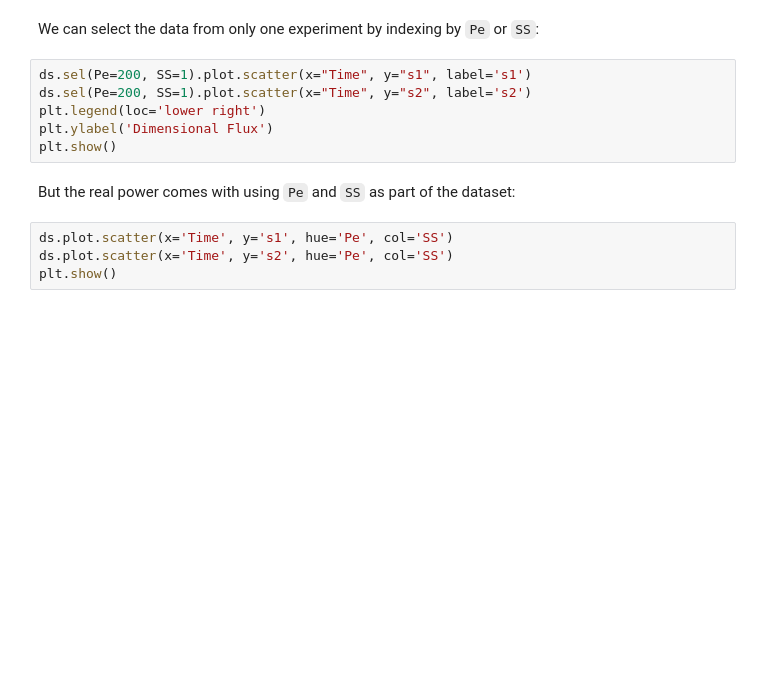
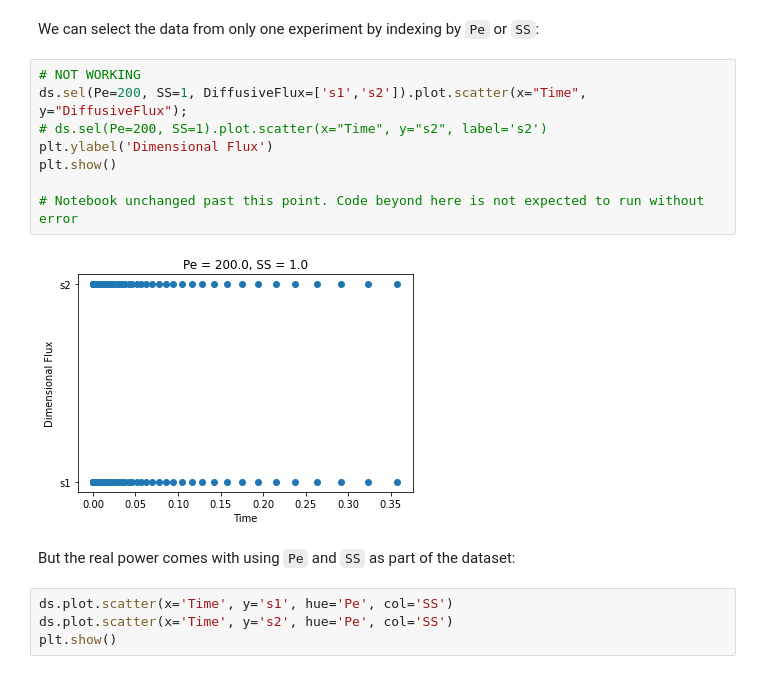
Before and after one commit to jmunroe/grouping-data-files-xarray, a Jupyter notebook: notebook.ipynb, the cells around one changed output. Saved outputs shown, nothing was run; the diff lists cells and outputs as text; blank space fills up the shorter version.

```diff
--- a/notebook.ipynb
+++ b/notebook.ipynb
@@ -102,11 +192,15 @@ ds
 # %% [markdown]
 We can select the data from only one experiment by indexing by `Pe` or `SS`:
 # %%
-ds.sel(Pe=200, SS=1).plot.scatter(x="Time", y="s1", label='s1')
-ds.sel(Pe=200, SS=1).plot.scatter(x="Time", y="s2", label='s2')
-plt.legend(loc='lower right')
+# NOT WORKING
+ds.sel(Pe=200, SS=1, DiffusiveFlux=['s1','s2']).plot.scatter(x="Time", y="DiffusiveFlux");
+# ds.sel(Pe=200, SS=1).plot.scatter(x="Time", y="s2", label='s2')
 plt.ylabel('Dimensional Flux')
 plt.show()
+
+# Notebook unchanged past this point. Code beyond here is not expected to run without error
+# %% [output]
+[figure, added]
 # %% [markdown]
 But the real power comes with using `Pe` and `SS` as part of the dataset:
 # %%
```
Also changed, not shown: parts of 6 cells of this notebook.
